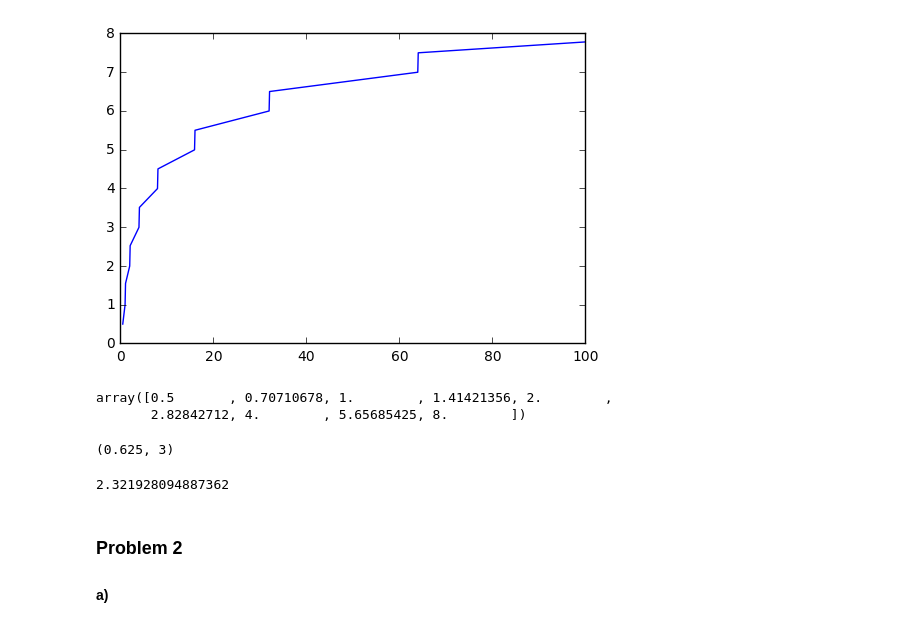
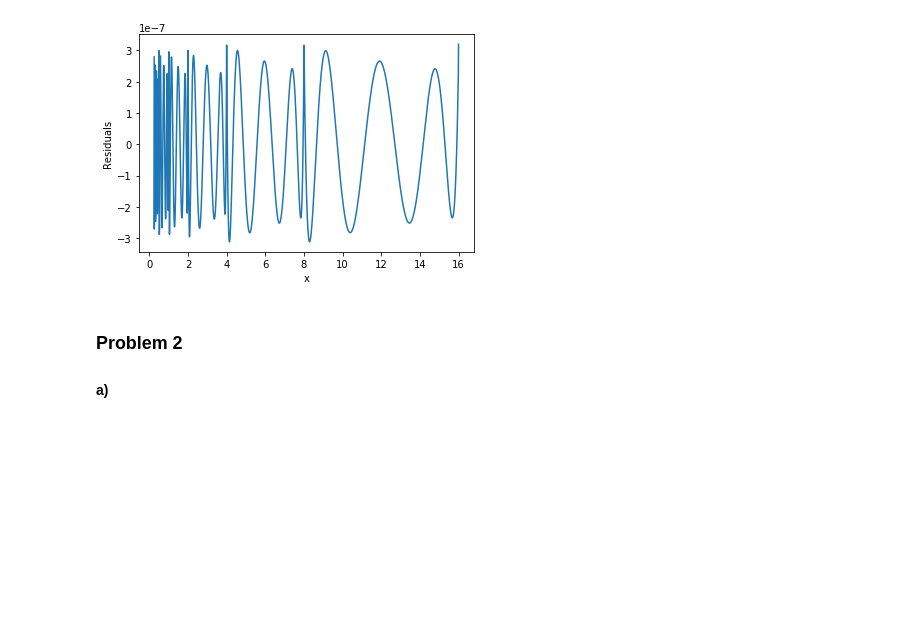
Before and after one commit to tristanmenard/phys512-problem-sets, a Jupyter notebook: ProblemSet2/PS2.ipynb, the cells around one changed output. Saved outputs shown, nothing was run; the diff lists cells and outputs as text; code cells hidden in the pictures; blank space fills up the shorter version.

```diff
--- a/ProblemSet2/PS2.ipynb
+++ b/ProblemSet2/PS2.ipynb
@@ -227,3 +97,0 @@ plt.show()
-# %%
-idx = np.where(np.diff(i)==1)[0]+1
-i[idx]
@@ -260,2 +97,0 @@ array([ 159,  477, 1111, 2381, 4921, 9999], dtype=int64)
-# %%
-a, b = fit_truncated_chebyshev(x[0:13], i[0:13]+np.log2(mantissa[0:13]), 100)
@@ -272,11 +97,0 @@ np.frexp(1/4)
-# %%
-x = np.linspace(0.1,10,1000)
-y = np.log2(x)
-
-y_fit_trunc, nterms = fit_truncated_chebyshev(x, y, 100)
-print('Number of terms needed: '+repr(nterms))
-print('Max Error: '+repr((y_fit_trunc-y).max()))
-plt.plot(x, y_fit_trunc-y)
-plt.xlabel('x')
-plt.ylabel('Residuals')
-plt.show()
@@ -303,6 +97,0 @@ np.frexp(5)
-# %%
-a = np.linspace(0.5,100,1000)
-b = np.frexp(a)
-
-plt.plot(a,b[1]+np.log2(b[0]))
-plt.show()
@@ -311,18 +97,0 @@ plt.show()
-# %%
-plt.plot(a,b[1]+b[0])
-plt.show()
-# %% [output]
-[figure, removed]
-# %%
-np.logspace(-1,3,9,base=2)
-# %% [output]
-array([0.5       , 0.70710678, 1.        , 1.41421356, 2.        ,
-       2.82842712, 4.        , 5.65685425, 8.        ])
-# %%
-np.frexp(5)
-# %% [output]
-(0.625, 3)
-# %%
-np.log2(5)
-# %% [output]
-2.321928094887362
@@ -329,3 +139,16 @@ np.log2(5)
+# %%
+x = np.linspace(0.25,16,2000) # need to have enough points in each characteristic region
+y_true = np.log2(x)
+y_fit_trunc = full_log2_truncated_chebfit(x, 20)
+residuals = y_fit_trunc-y_true
+
+# Plot the residuals to check that the desired accuracy was achieved.
+plt.plot(x, residuals)
+plt.xlabel('x')
+plt.ylabel('Residuals')
+plt.show()
+# %% [output]
+[figure, added]
 # %% [markdown]
 ### Problem 2
 #### a)
```
Also changed, not shown: parts of 41 cells of this notebook.
